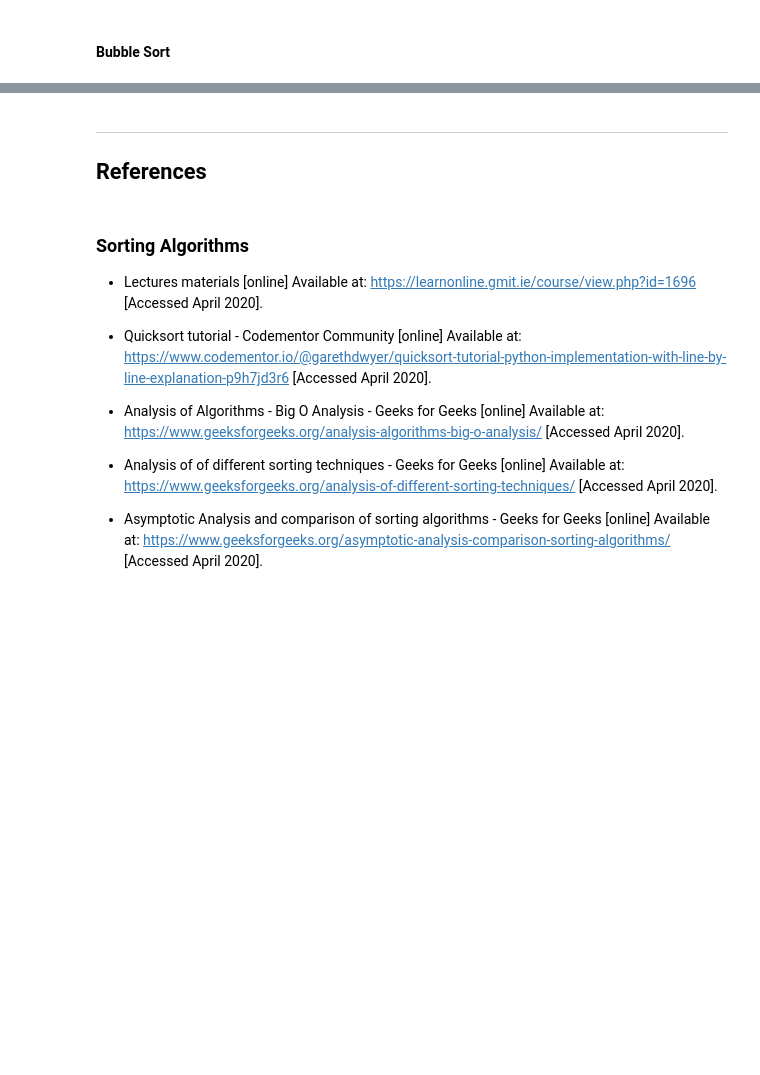
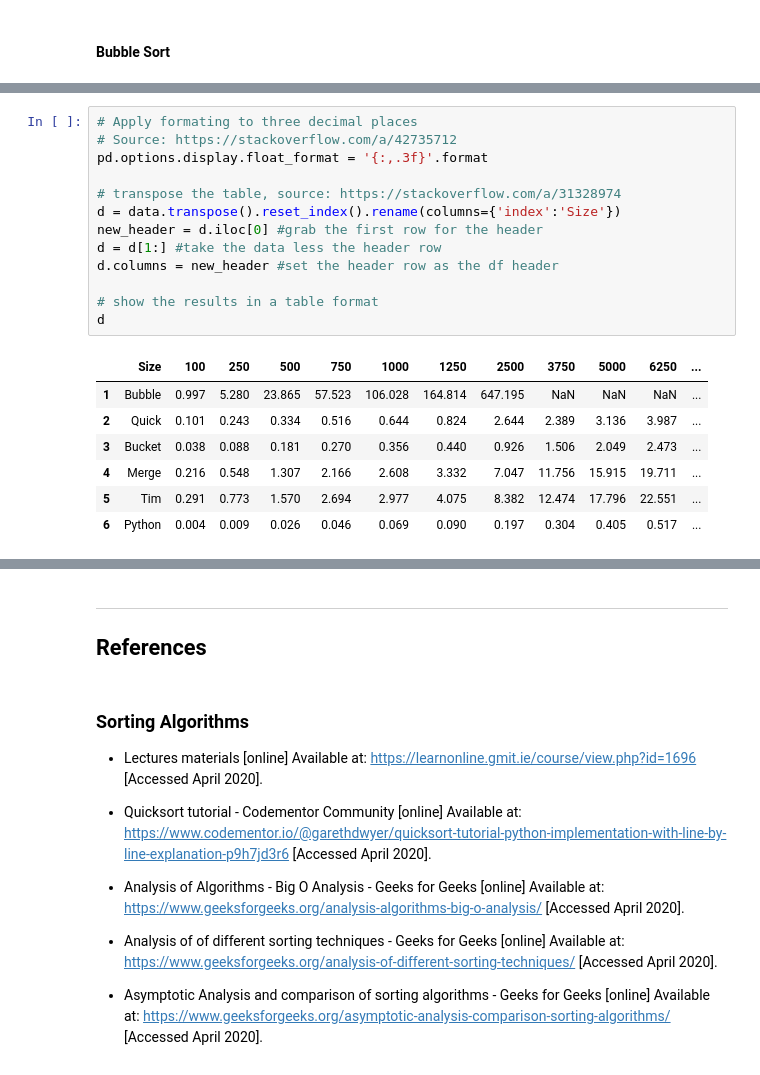
Before and after one commit to andkoc001/CTA_sorting_project, a Jupyter notebook: Benchmark_sorting_algorithms.ipynb, the cells around one changed output, grey strips where cells are left out. Saved outputs shown, nothing was run; the diff lists cells and outputs as text; blank space fills up the shorter version.

```diff
--- a/Benchmark_sorting_algorithms.ipynb
+++ b/Benchmark_sorting_algorithms.ipynb
@@ -929,0 +1171,21 @@ ___
+# %%
+# Apply formating to three decimal places
+# Source: https://stackoverflow.com/a/42735712
+pd.options.display.float_format = '{:,.3f}'.format
+
+# transpose the table, source: https://stackoverflow.com/a/31328974
+d = data.transpose().reset_index().rename(columns={'index':'Size'})
+new_header = d.iloc[0] #grab the first row for the header
+d = d[1:] #take the data less the header row
+d.columns = new_header #set the header row as the df header
+
+# show the results in a table format
+d
+# %% [output]
+|  | Size | 100 | 250 | 500 | 750 | 1000 | 1250 | 2500 | 3750 | 5000 | 6250 | ... |
+| 1 | Bubble | 0.997 | 5.280 | 23.865 | 57.523 | 106.028 | 164.814 | 647.195 | NaN | NaN | NaN | ... |
+| 2 | Quick | 0.101 | 0.243 | 0.334 | 0.516 | 0.644 | 0.824 | 2.644 | 2.389 | 3.136 | 3.987 | ... |
+| 3 | Bucket | 0.038 | 0.088 | 0.181 | 0.270 | 0.356 | 0.440 | 0.926 | 1.506 | 2.049 | 2.473 | ... |
+| 4 | Merge | 0.216 | 0.548 | 1.307 | 2.166 | 2.608 | 3.332 | 7.047 | 11.756 | 15.915 | 19.711 | ... |
+| 5 | Tim | 0.291 | 0.773 | 1.570 | 2.694 | 2.977 | 4.075 | 8.382 | 12.474 | 17.796 | 22.551 | ... |
+| 6 | Python | 0.004 | 0.009 | 0.026 | 0.046 | 0.069 | 0.090 | 0.197 | 0.304 | 0.405 | 0.517 | ... |
```
Also changed, not shown: parts of 100 cells of this notebook.
